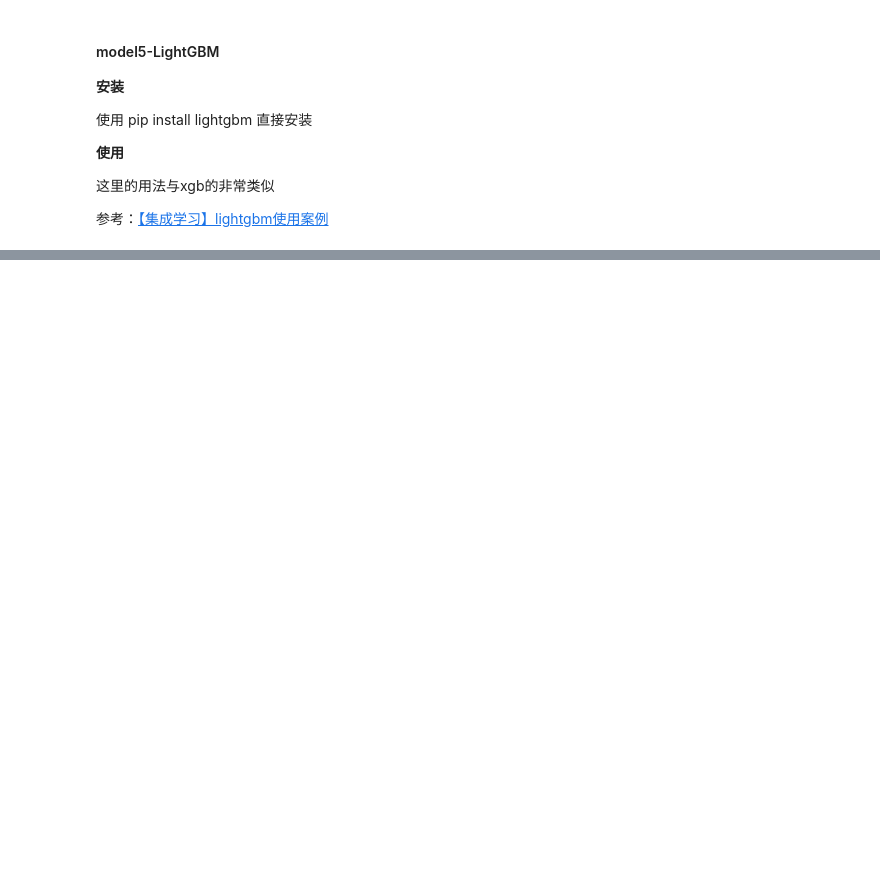
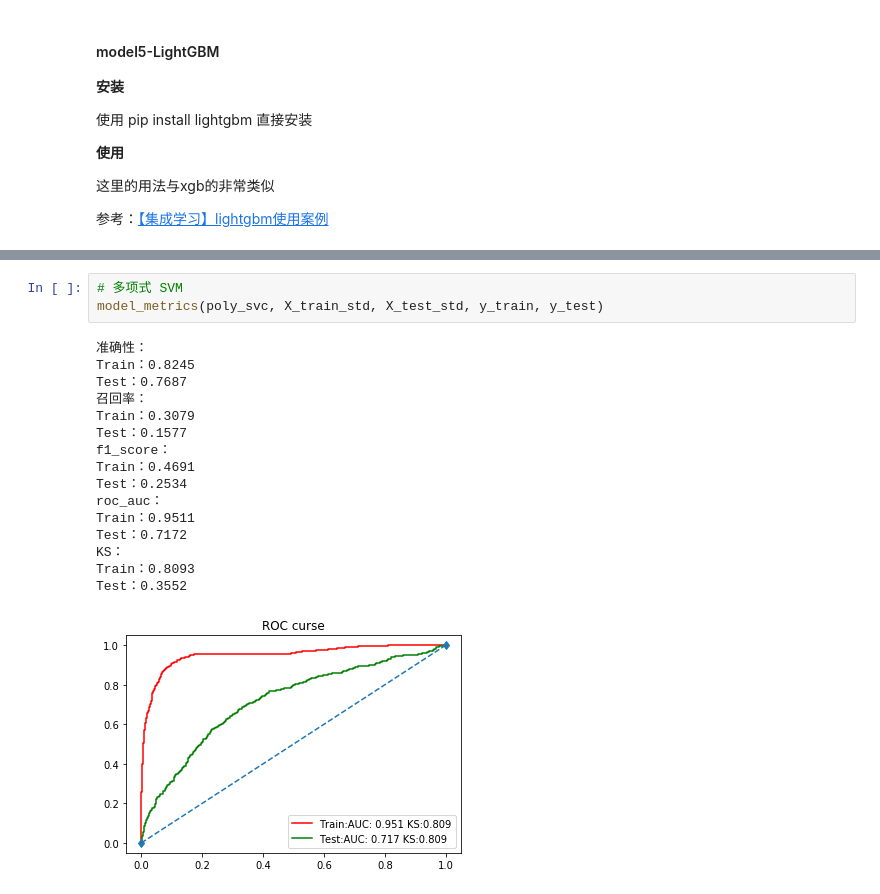
Before and after one commit to LongJH/ALittleTarget, a Jupyter notebook: Mission1/mission4-metrics.ipynb, the cells around one changed output, grey strips where cells are left out. Saved outputs shown, nothing was run; the diff lists cells and outputs as text; blank space fills up the shorter version.

```diff
--- a/Mission1/mission4-metrics.ipynb
+++ b/Mission1/mission4-metrics.ipynb
@@ -416,0 +308,20 @@ Test：0.4743
+# %%
+# 多项式 SVM
+model_metrics(poly_svc, X_train_std, X_test_std, y_train, y_test)
+# %% [output]
+准确性：
+Train：0.8245
+Test：0.7687
+召回率：
+Train：0.3079
+Test：0.1577
+f1_score：
+Train：0.4691
+Test：0.2534
+roc_auc：
+Train：0.9511
+Test：0.7172
+KS：
+Train：0.8093
+Test：0.3552
+[figure, added]
```
Also changed, not shown: parts of 25 cells of this notebook.
